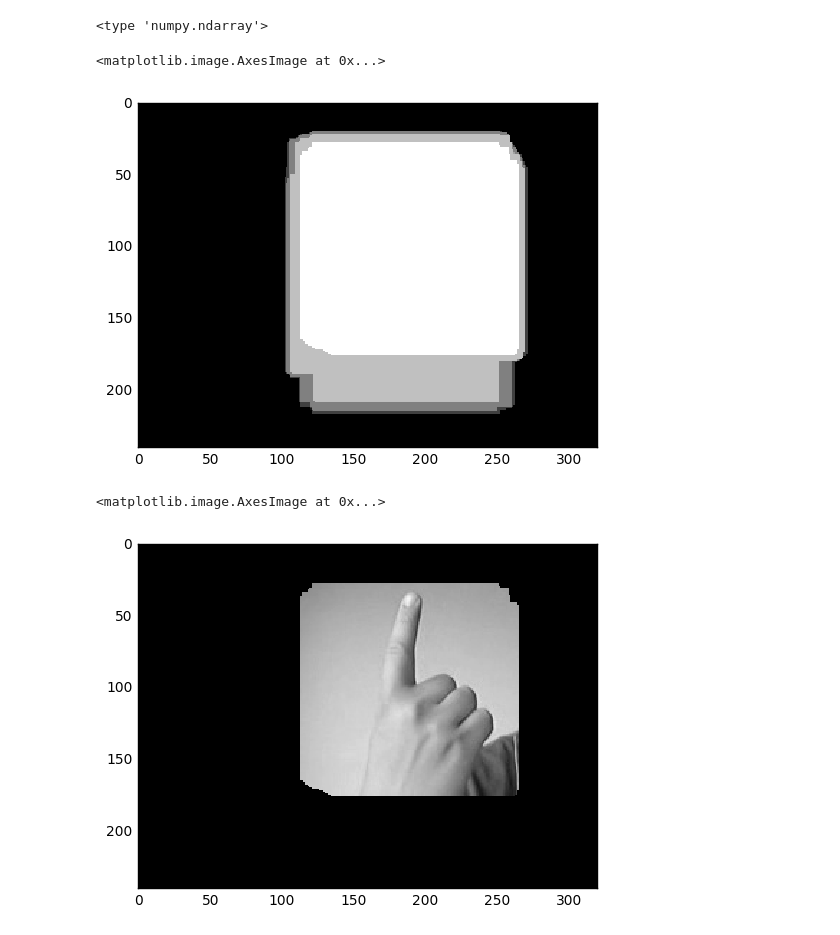
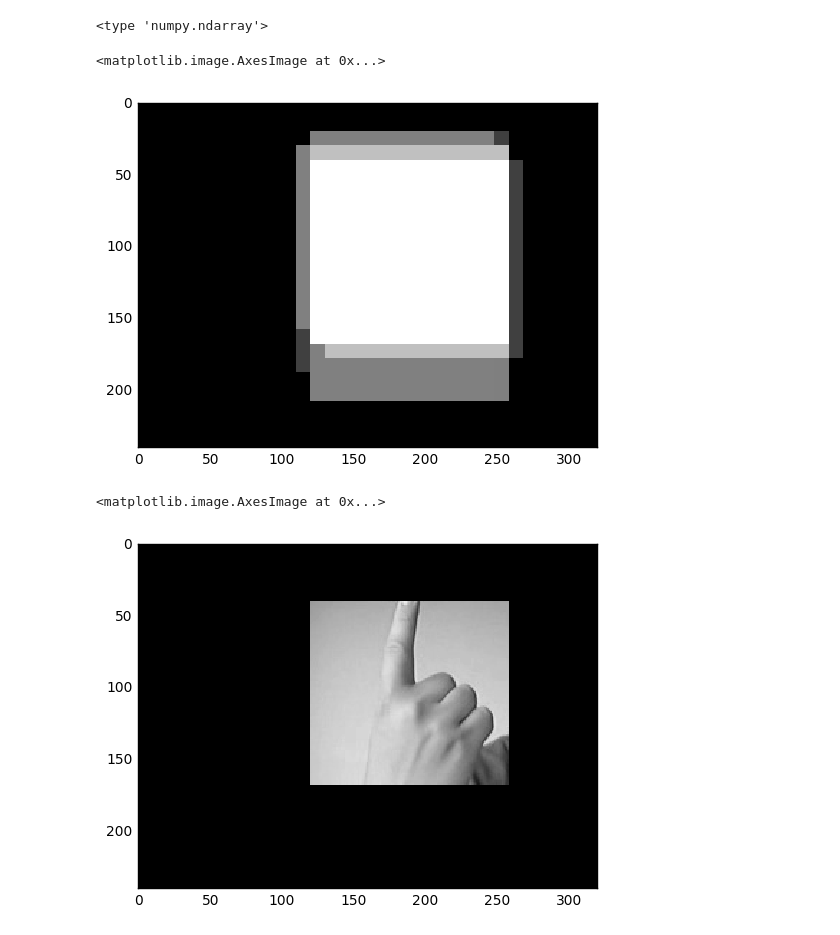
Before and after one commit to abhiravg/sign-language-detector, a Jupyter notebook: hand-non-hand-clf.ipynb, the cells around one changed output. Saved outputs shown, nothing was run; the diff lists cells and outputs as text; code cells hidden in the pictures.

```diff
--- a/hand-non-hand-clf.ipynb
+++ b/hand-non-hand-clf.ipynb
@@ -298,7 +299,7 @@ def get_class_prob_by_avg(clfs, data):
 def sliding_window(img, clfs):
     conf_map = np.zeros(img.shape)
     h,w = img.shape[:2]
-    stride = 1
+    stride = 10
     win_size = 128
     for y in range(0,h-win_size+1,stride):
         for x in range(0,w-win_size+1,stride):
@@ -347,16 +348,16 @@ score : 0.846000
 # %% [output]
 <type 'numpy.ndarray'>
 # %%
-test_imgg = io.imread(base_dir + '1/1_31_1_cam1_0_raw.jpg',as_grey=True)
+test_imgg = io.imread(base_dir + '1/1_31_1_cam1_1_raw.jpg',as_grey=True)
 conf_map_1 = sliding_window(test_imgg, [clf_11, clf_22, clf_33, clf_44])
 io.imshow(conf_map_1)
 # %% [output]
 <matplotlib.image.AxesImage at 0x...>
-[figure, old version]
+[figure, new version]
 # %%
 test_imgg1 = test_imgg.copy()
 test_imgg1[conf_map_1!=conf_map_1.max()] = 0
 io.imshow(test_imgg1)
 # %% [output]
 <matplotlib.image.AxesImage at 0x...>
-[figure, old version]
+[figure, new version]
```
Also changed, not shown: parts of 7 cells of this notebook.
